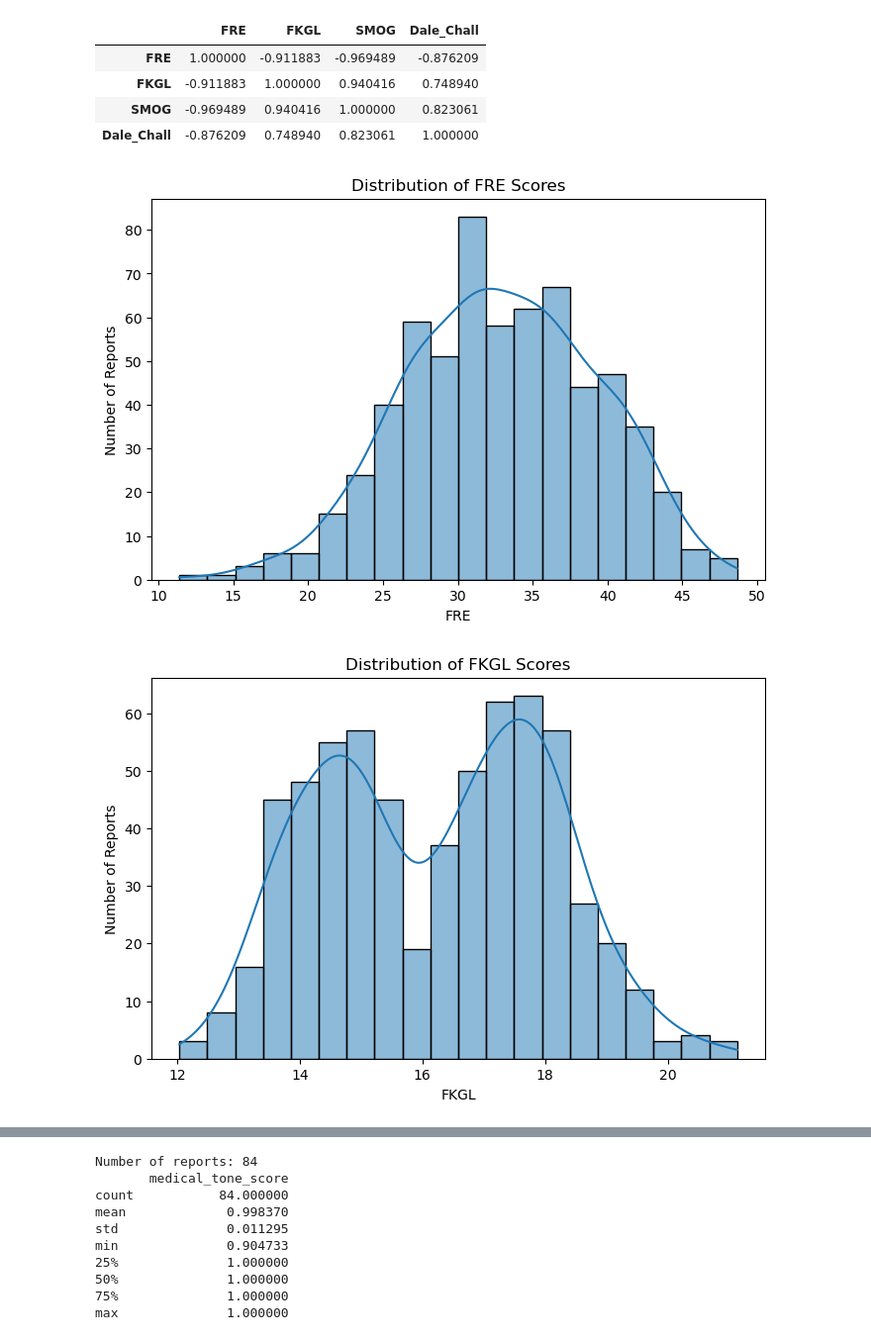
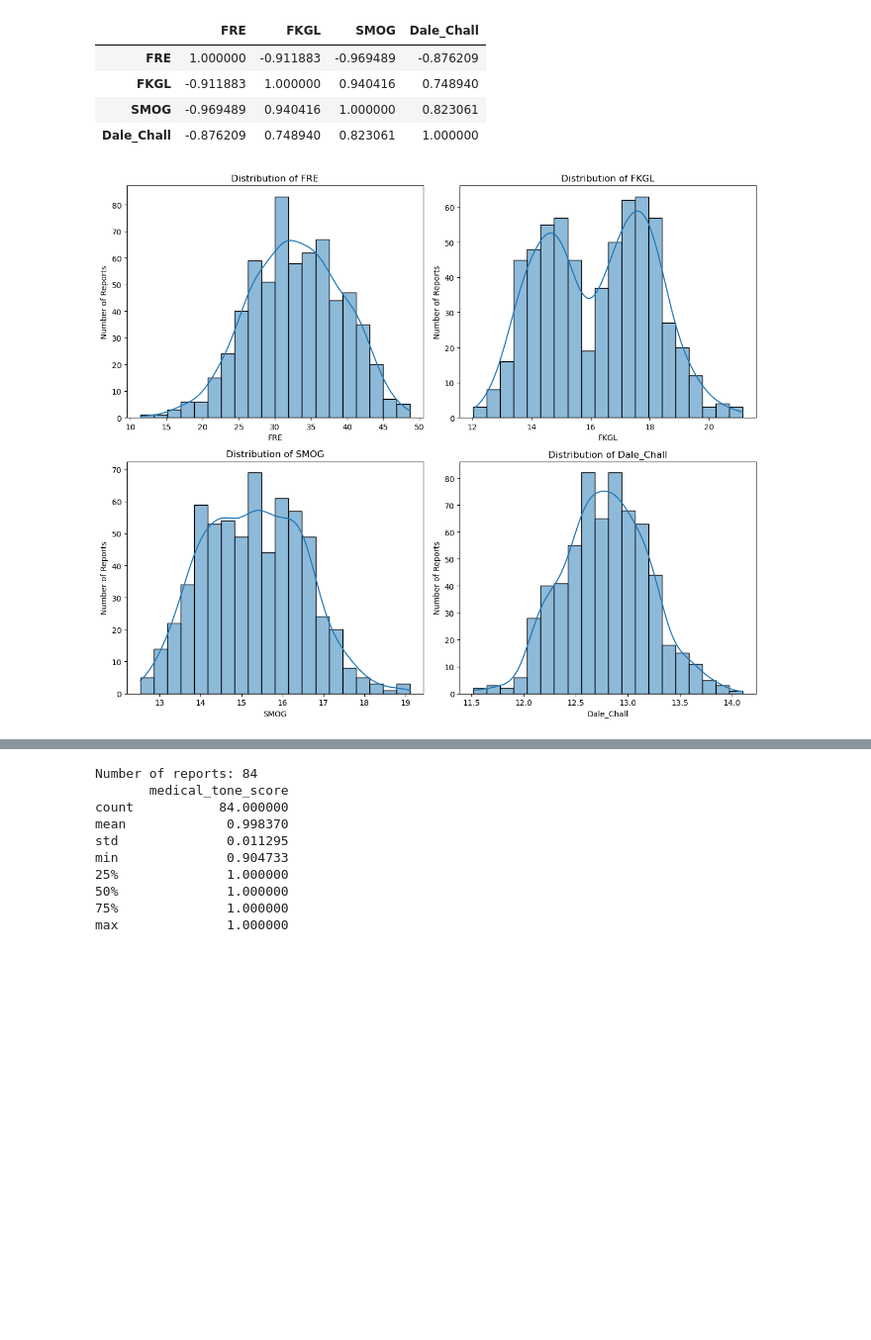
Before and after one commit to Singh-Aman08/msc-dissertation-clinical-knowledge-distillation, a Jupyter notebook: Report_Evaluation/factuality_distribution.ipynb, the cells around one changed output, grey strips where cells are left out. Shown at 99% size. Saved outputs shown, nothing was run; the diff lists cells and outputs as text; code cells hidden in the pictures; blank space fills up the shorter version.

```diff
--- a/Report_Evaluation/factuality_distribution.ipynb
+++ b/Report_Evaluation/factuality_distribution.ipynb
@@ -701,0 +644,28 @@ Index(['file', 'index', 'report', 'clean_report'], dtype='str')
+# %%
+import re
+
+def clean_report(text):
+    if pd.isna(text):
+        return text
+
+    # Remove markdown headers
+    text = re.sub(r'^#+\s*', '', text, flags=re.MULTILINE)
+
+    # Remove bullet points
+    text = re.sub(r'^\s*[-*]\s+', '', text, flags=re.MULTILINE)
+
+    # Replace all newlines with spaces
+    text = re.sub(r'\s*\n\s*', ' ', text)
+
+    # Remove multiple spaces
+    text = re.sub(r'\s+', ' ', text)
+
+    return text.strip()
+
+
+# Create cleaned reports column
+dataset["Cleaned_Report"] = dataset["Report"].apply(clean_report)
+
+
+# Check
+print(dataset[["Report", "Cleaned_Report"]].head(2))
@@ -788,30 +788,30 @@ readability_df[
 # %%
 import matplotlib.pyplot as plt
 import seaborn as sns
 
 metrics = [
     "FRE",
     "FKGL",
     "SMOG",
     "Dale_Chall"
 ]
 
+plt.figure(figsize=(12, 10))
 
-for metric in metrics:
-
-    plt.figure(figsize=(8,5))
+for i, metric in enumerate(metrics, 1):
+    plt.subplot(2, 2, i)
 
     sns.histplot(
-        readability_df[metric].dropna(),
+        dataset[metric].dropna(),
         bins=20,
         kde=True
     )
 
     plt.xlabel(metric)
     plt.ylabel("Number of Reports")
-    plt.title(f"Distribution of {metric} Scores")
+    plt.title(f"Distribution of {metric}")
 
-    plt.show()
+plt.tight_layout()
+plt.show()
 # %% [output]
-[figure, old version]
+[figure, new version]
-[figure, removed]
```
Also changed, not shown: parts of 43 cells of this notebook, 35 other files.
